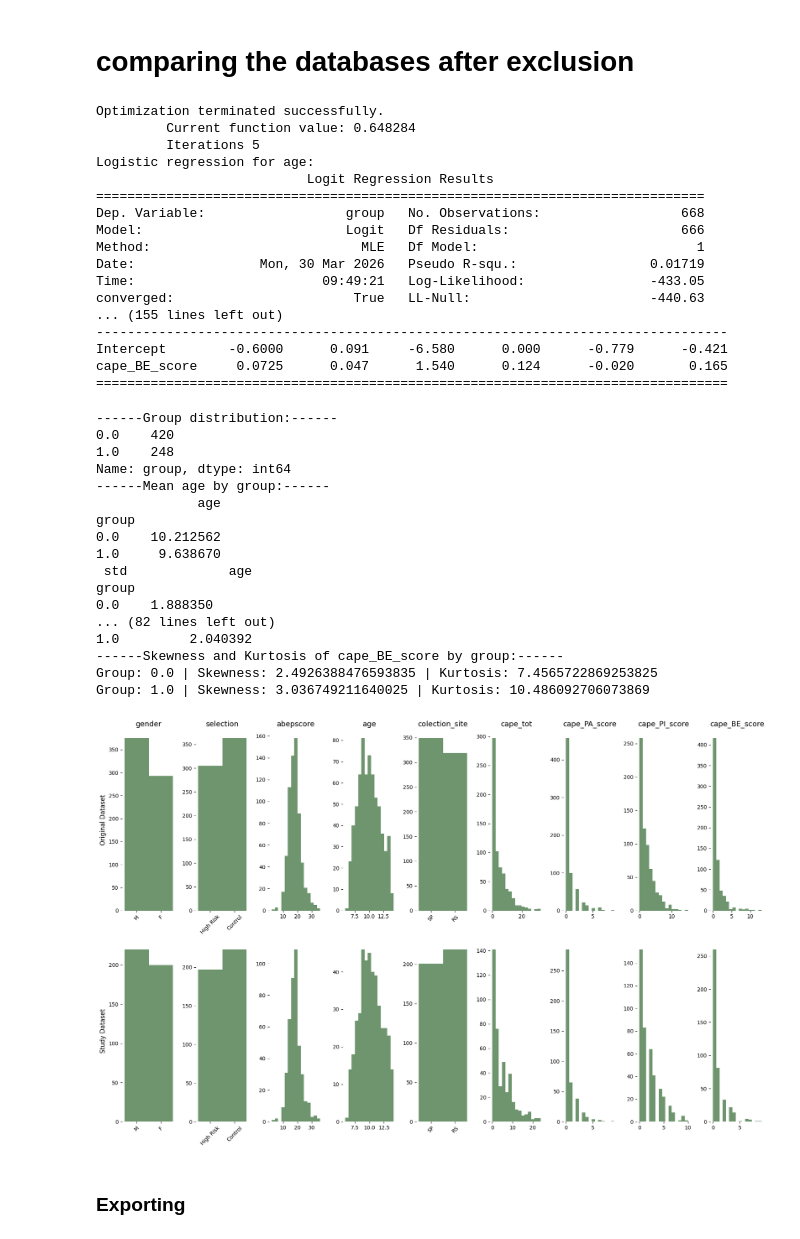
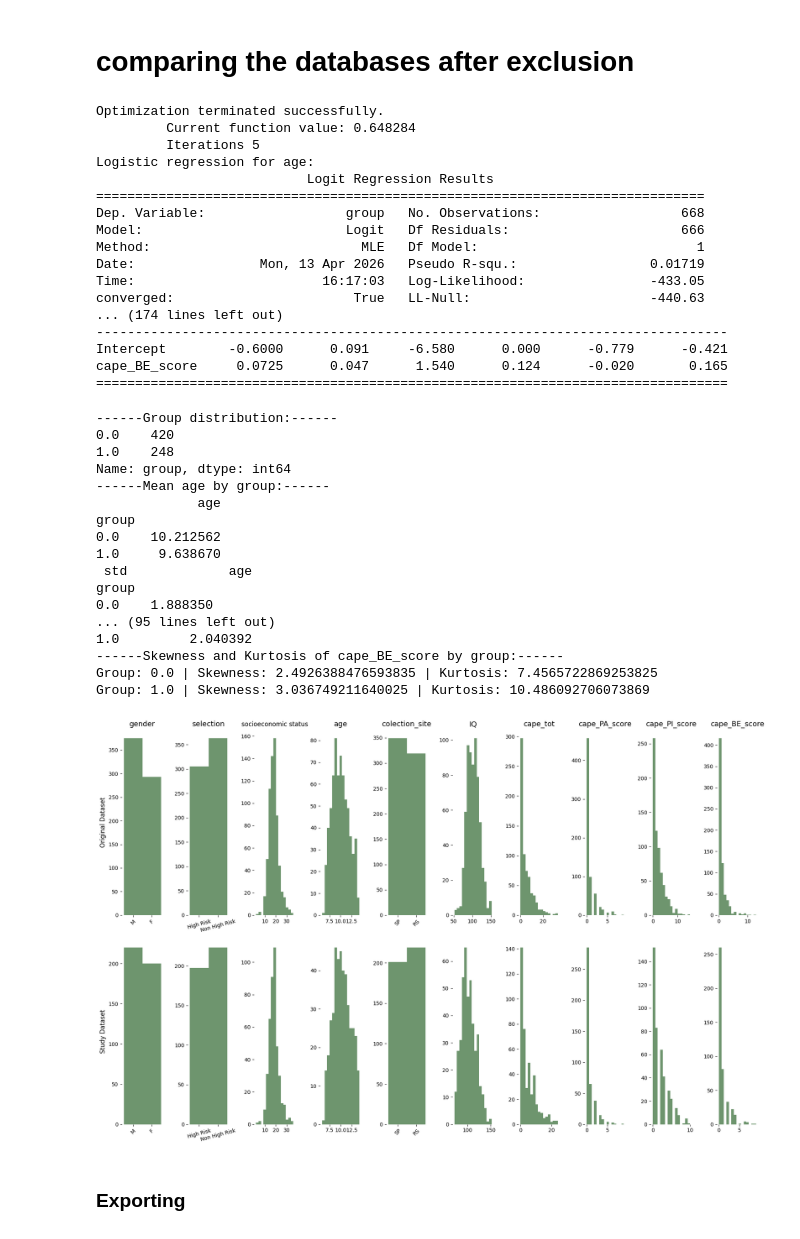
Before and after one commit to angeloodr/INPD-neuroimage-cape, a Jupyter notebook: code/organizing_dataset.ipynb, the cells around one changed output. Saved outputs shown, nothing was run; the diff lists cells and outputs as text; code cells hidden in the pictures.

```diff
--- a/code/organizing_dataset.ipynb
+++ b/code/organizing_dataset.ipynb
@@ -267,7 +267,7 @@ print(df_final_fdmean.shape[0])
 df_final_final = df_final.query(f'fd_mean<={threshold_fdmean} and DQ >= {threshold_DQ}')
 print('after quality criteria sample size ',df_final_final.shape[0])
 # df_final_final = df_final_final[df_final_final['session'].isnull()]
-df_final_final = df_final_final.drop(['fd_mean', 'fd_count_high', 'V1', 'DQ'], axis=1)
+df_final_final = df_final_final.drop(['fd_mean', 'fd_count_high', 'V1'], axis=1)
 
 # stablising df_inincial to have the same variabels to df_final_final
 # df_inicial = df_inicial.drop(['fd_mean', 'fd_mean_value', 'fd_count_high', 'V1', 'DQ'], axis=1)
@@ -309,7 +309,7 @@ df_inicial.loc[~df_inicial['sub_id'].isin(df_final_final['sub_id']), 'group'] =
 # substitute missing value to 0 for the group variable in df_inicial
 df_inicial['group'] = df_inicial['group'].fillna(0)
 
-for item in ['age', 'C(selection)', 'C(gender)', 'abepscore', 'C(colection_site)', 'cape_tot', 'cape_PA_score', 'cape_PI_score', 'cape_BE_score']:
+for item in ['age', 'DQ', 'C(selection)', 'C(gender)', 'abepscore', 'C(colection_site)', 'cape_tot', 'cape_PA_score', 'cape_PI_score', 'cape_BE_score']:
     model_exclusion = smf.logit(
         f"group ~ {item}",
         data=df_inicial
@@ -326,10 +326,10 @@ Logistic regression for age:
 Dep. Variable:                  group   No. Observations:                  668
 Model:                          Logit   Df Residuals:                      666
 Method:                           MLE   Df Model:                            1
-Date:                Mon, 30 Mar 2026   Pseudo R-squ.:                 0.01719
-Time:                        09:49:21   Log-Likelihood:                -433.05
+Date:                Mon, 13 Apr 2026   Pseudo R-squ.:                 0.01719
+Time:                        16:17:03   Log-Likelihood:                -433.05
 converged:                       True   LL-Null:                       -440.63
-... (155 lines left out)
+... (174 lines left out)
 ---------------------------------------------------------------------------------
 Intercept        -0.6000      0.091     -6.580      0.000      -0.779      -0.421
 cape_BE_score     0.0725      0.047      1.540      0.124      -0.020       0.165
@@ -349,6 +349,17 @@ for group in df_inicial['group'].unique():
     age_data = df_inicial[df_inicial['group'] == group]['age'].dropna()
     skewness = skew(age_data)
     kurt = kurtosis(age_data)
+    print(f'Group: {group} | Skewness: {skewness} | Kurtosis: {kurt}')
+
+# calculate the  mean, standard deviation, skewness and kurtosis of DQ between the two groups
+print("------Mean DQ by group:------")
+print(f'{df_inicial.groupby("group")[["DQ"]].mean()}\n std {df_inicial.groupby("group")[["DQ"]].std()}')
+print("Mean DQ difference between groups:", df_inicial.groupby("group")[["DQ"]].mean().iloc[1, 0] - df_inicial.groupby("group")[["DQ"]].mean().iloc[0, 0])
+print("------Skewness and Kurtosis of DQ by group:------")
+for group in df_inicial['group'].unique():
+    DQ_data = df_inicial[df_inicial['group'] == group]['DQ'].dropna()
+    skewness = skew(DQ_data)
+    kurt = kurtosis(DQ_data)
     print(f'Group: {group} | Skewness: {skewness} | Kurtosis: {kurt}')
 
 # calculate the differences of the coleetion site and gender between the two groups
@@ -418,7 +429,7 @@ group
  std             age
 group
 0.0    1.888350
-... (82 lines left out)
+... (95 lines left out)
 1.0         2.040392
 ------Skewness and Kurtosis of cape_BE_score by group:------
 Group: 0.0 | Skewness: 2.4926388476593835 | Kurtosis: 7.4565722869253825
@@ -436,10 +447,10 @@ variables_categ = ['gender', 'selection', 'colection_site']
 
 # Iterar sobre os DataFrames e adicionar os gráficos
 for idf, data_frame in enumerate([df_inicial, df_final_final]):
-    for indexx, var in enumerate(['gender', 'selection','abepscore', 'age', 'colection_site', 'cape_tot', 'cape_PA_score', 'cape_PI_score', 'cape_BE_score']):
+    for indexx, var in enumerate(['gender', 'selection','abepscore', 'age', 'colection_site', 'DQ', 'cape_tot', 'cape_PA_score', 'cape_PI_score', 'cape_BE_score']):
 
         # Subplot: 5 linhas, 10 colunas
-        plt.subplot(2, 9, 9*idf + indexx+1)
+        plt.subplot(2, 10, 10*idf + indexx+1)
 
         # Obter os dados da variável atual, removendo NaNs
         data = data_frame[var].dropna()
@@ -456,37 +467,40 @@ for idf, data_frame in enumerate([df_inicial, df_final_final]):
                     plt.xticks(ticks=[1.25, 1.75], labels=['M', 'F'], rotation=45)
             # se for selection utilizar High Risk no lugar do 1.25 e Control no lugar do 1.75
             if var == 'selection':
-                    plt.xticks(ticks=[1.25, 1.75], labels=['High Risk', 'Control'], rotation=15)
+                    plt.xticks(ticks=[1.25, 1.75], labels=['High Risk', 'Non High Risk'], rotation=15)
             # se for conlection_site utilizar SP no lugar do 1.25 e RS no lugar do 1.75
             if var == 'colection_site':
                     plt.xticks(ticks=[1.25, 1.75], labels=['SP', 'RS'], rotation=45)
         else:
-
             # Plotar o histograma da variável
             plt.hist(data, bins=15, density=False, alpha=0.6, color="#0d4f0d", label='Histograma')
 
-            if idf == 0:
+            if idf == 0 and var == 'DQ':
+                plt.title(f'IQ', fontsize=14)
+            if idf == 0 and var == 'abepscore':
+                plt.title(f'socioeconomic status', fontsize=12)
+            if idf == 0 and var not in ['DQ', 'abepscore']:
                 plt.title(f'{var}', fontsize=14)
 
 
         # Adicionar o nome do eixo Y apenas para o primeiro gráfico de cada linha
         if indexx == 0:
             plt.ylabel(paper_titles[idf], fontsize=12)
 
         # Remover o eixo vertical e os valores do gráfico
         # plt.gca().axes.get_xaxis().set_visible(False)  # Esconde o eixo Y
         plt.gca().spines['left'].set_visible(False)    # Remove a linha do eixo Y
         plt.gca().spines['right'].set_visible(False)   # Remove a linha do eixo Y
         plt.gca().spines['top'].set_visible(False)     # Remove a linha do eixo superior
         plt.gca().spines['bottom'].set_visible(False)  # Remove a linha do eixo inferior
 
 
 
 # Ajustar o layout para evitar sobreposição
 plt.tight_layout(rect=[0, 0, 1, 0.97])  # Deixar espaço no topo para os títulos
 plt.show()
 # %% [output]
-[figure, old version]
+[figure, new version]
 # %% [markdown]
 ### Exporting
 # %%
```
Also changed, not shown: parts of 2 cells of this notebook, 1 other file.
